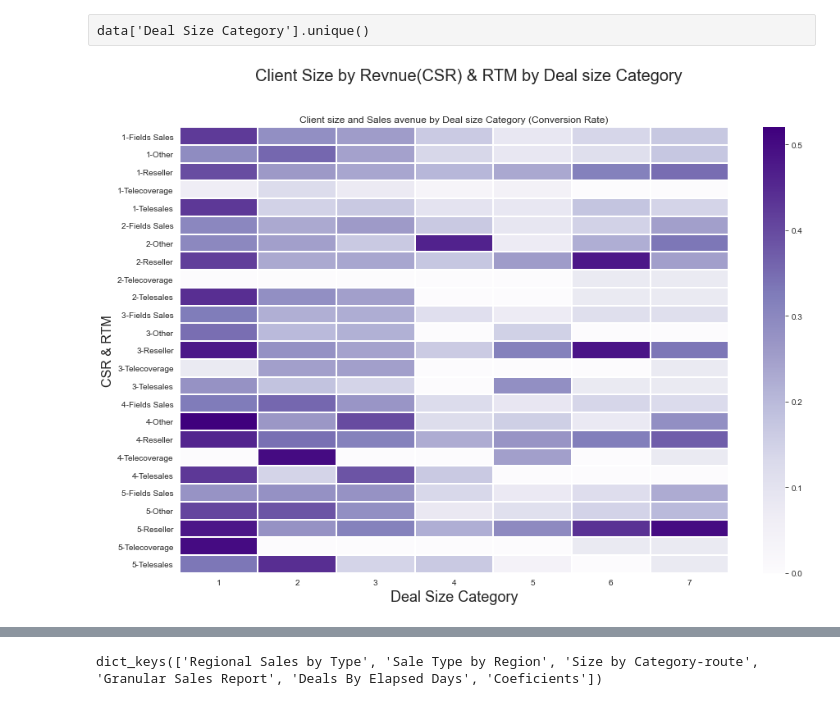
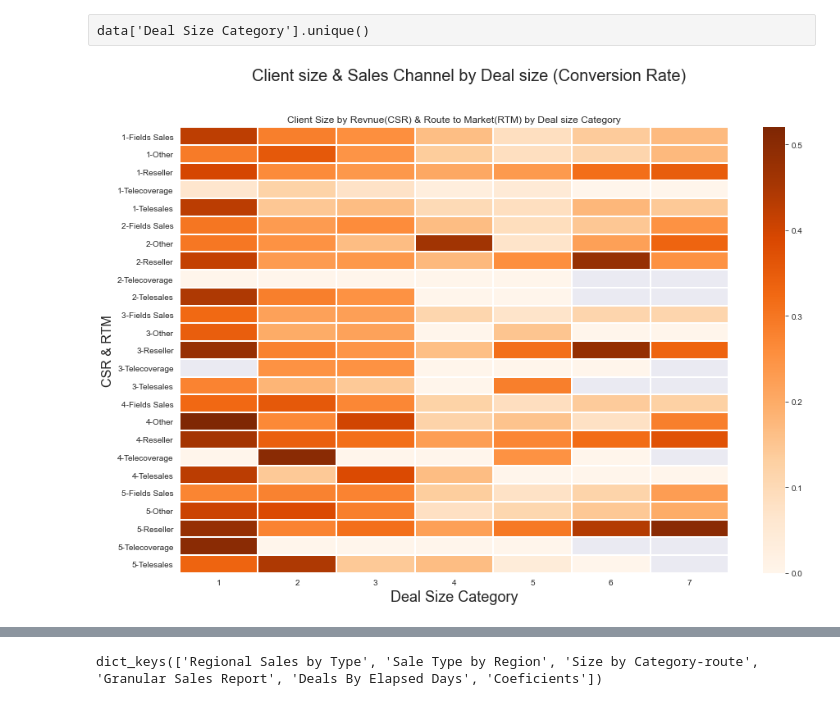
Before and after one commit to OliverAHernandez/IBM-Sales-Analysis, a Jupyter notebook: code/EDA.ipynb, the cells around one changed output, grey strips where cells are left out. Drawn from its saved outputs; the diff is of its cells as text; code cells hidden in the pictures.

```diff
--- a/code/EDA.ipynb
+++ b/code/EDA.ipynb
@@ -414,14 +414,14 @@ data['Deal Size Category'].unique()
 # %%
 fig = plt.figure(figsize=(15,10)) # Define the figure size
 pivot_table = data.pivot_table(values='y_hat',index=['Client Size By Revenue',
                                                      'Route To Market']
                                ,columns='Deal Size Category')
-sns.heatmap(pivot_table,cmap='Purples',linecolor='white',linewidths=1);
+sns.heatmap(pivot_table,cmap='Oranges',linecolor='white',linewidths=1);
 
-plt.title("Client size and Sales avenue by Deal size Category (Conversion Rate)");
-fig.suptitle("Client Size by Revnue(CSR) & RTM by Deal size Category                   ", fontsize=20)
+plt.title("Client Size by Revnue(CSR) & Route to Market(RTM) by Deal size Category");
+fig.suptitle("Client size & Sales Channel by Deal size (Conversion Rate)                   ", fontsize=20)
 plt.xlabel('Deal Size Category', fontsize=18)
 plt.ylabel('CSR & RTM', fontsize=16)
 fig.savefig('../pictures/CSR & RTM by Deal size Category - (Conversion Rate).jpg')
 # %% [output]
-[figure, old version]
+[figure, new version]
```
Also changed, not shown: parts of 6 cells of this notebook, 8 other files.
